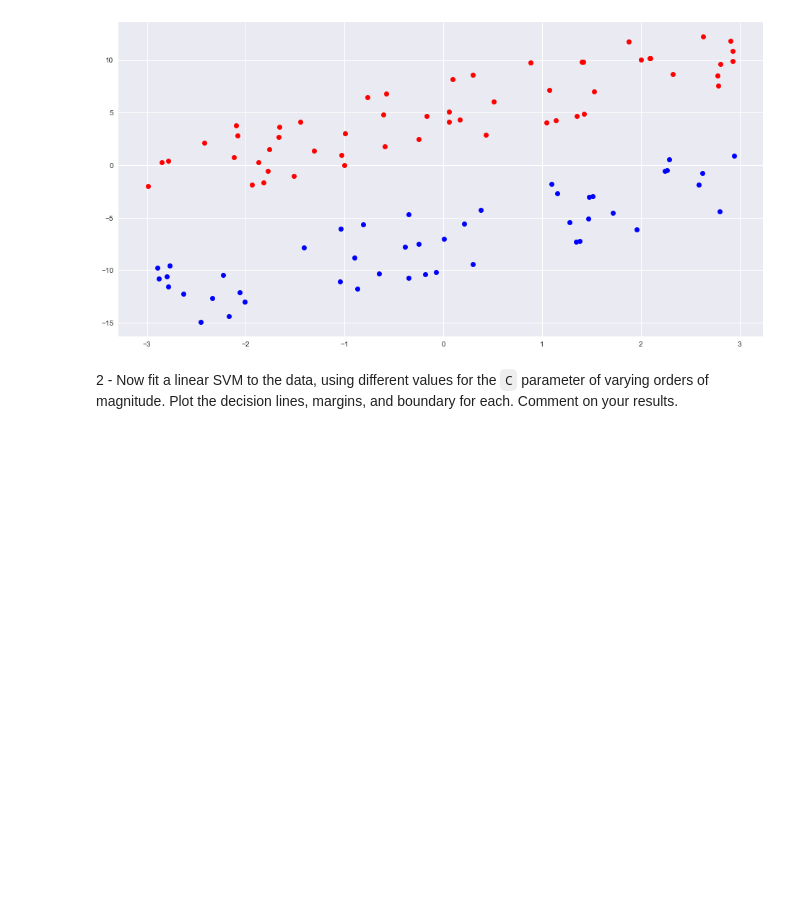
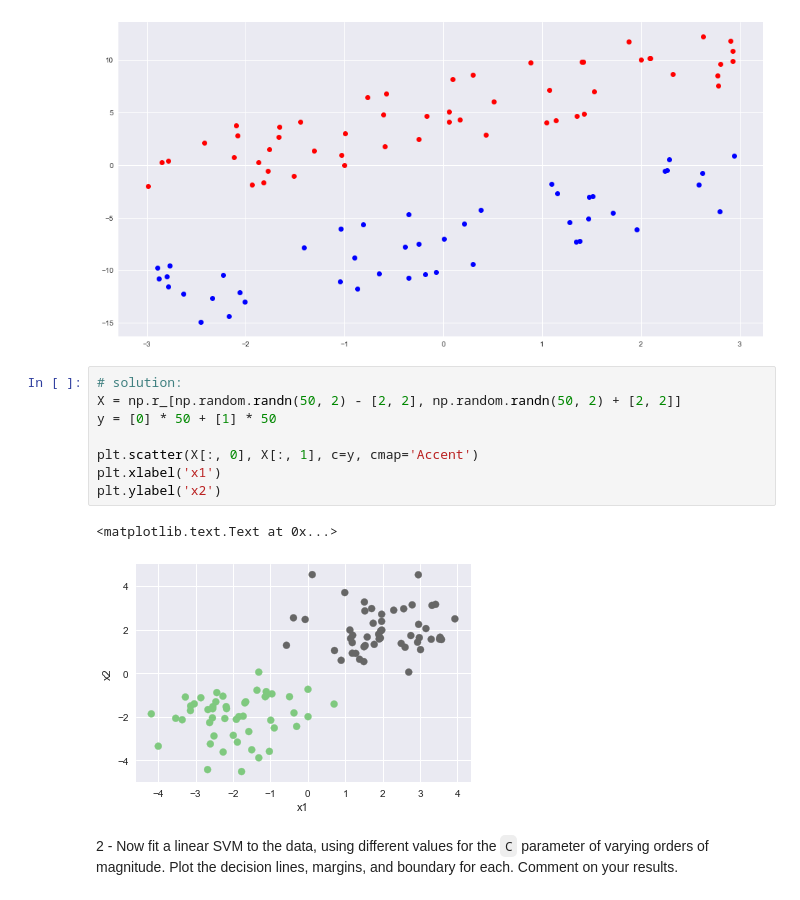
Before and after one commit to aleph314/K2, a Jupyter notebook: Classification/SVM-exercise.ipynb, the cells around one changed output. Cells and saved outputs as stored; diff of their text form; blank space fills up the shorter version.

```diff
--- a/Classification/SVM-exercise.ipynb
+++ b/Classification/SVM-exercise.ipynb
@@ -36,6 +36,17 @@ ax.plot(X_lsep[:, 0][y_lsep==0], X_lsep[:, 1][y_lsep==0], 'bo')
 ax.plot(X_lsep[:, 0][y_lsep==1], X_lsep[:, 1][y_lsep==1], 'ro');
 # %% [output]
 [figure]
+# %%
+# solution:
+X = np.r_[np.random.randn(50, 2) - [2, 2], np.random.randn(50, 2) + [2, 2]]
+y = [0] * 50 + [1] * 50
+
+plt.scatter(X[:, 0], X[:, 1], c=y, cmap='Accent')
+plt.xlabel('x1')
+plt.ylabel('x2')
+# %% [output]
+<matplotlib.text.Text at 0x...>
+[figure, added]
 # %% [markdown]
 2 - Now fit a linear SVM to the data, using different values for the `C` parameter of varying orders of magnitude.  Plot the decision lines, margins, and boundary for each.  Comment on your results.
 # %%
```
Also changed, not shown: parts of 16 cells of this notebook.
